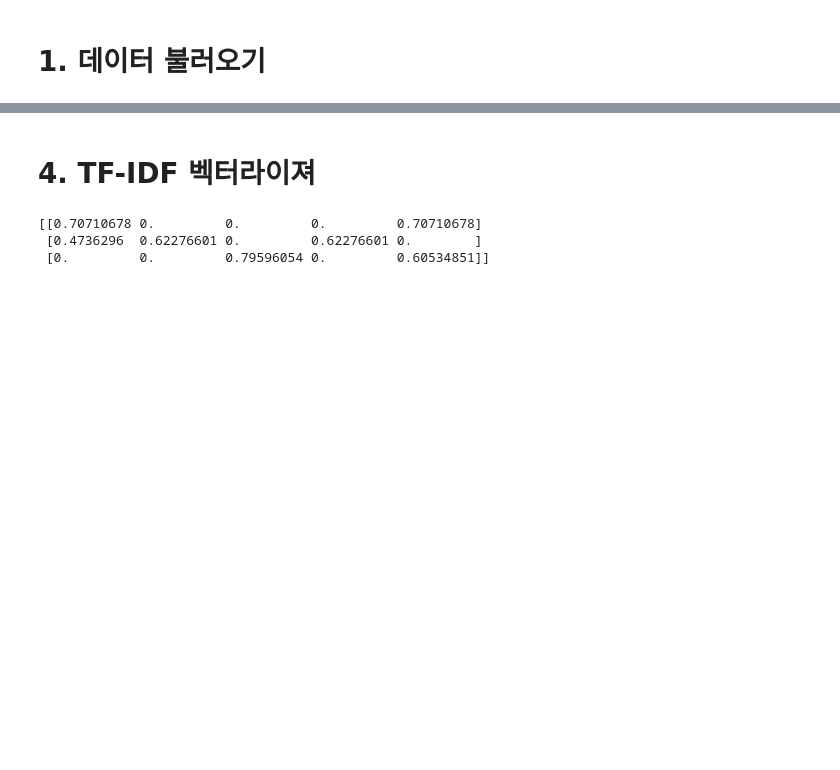
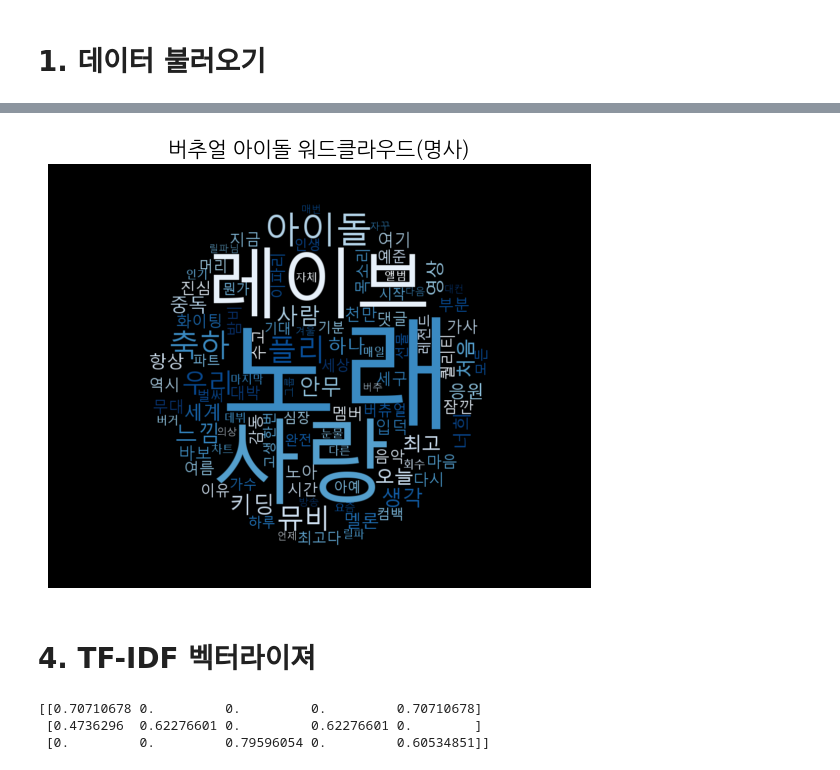
Before and after one commit to PotenUP3-DA-Team4/DA_AI_Jobs, a Jupyter notebook: hanvv3/pj1_grp4-Virtual_vs_Real.ipynb, the cells around one changed output, grey strips where cells are left out. Saved outputs shown, nothing was run; the diff lists cells and outputs as text; code cells hidden in the pictures; blank space fills up the shorter version.

```diff
--- a/hanvv3/pj1_grp4-Virtual_vs_Real.ipynb
+++ b/hanvv3/pj1_grp4-Virtual_vs_Real.ipynb
@@ -80,0 +225,4 @@ df = pd.read_csv(
+# %%
+# V와 R 나누기 위한 컬럼 추가
+df['is_real'] = df['group'].str.contains(r'RIIZE|IVE', case=False)
+df.head()
@@ -80,0 +346,2 @@ df = pd.read_csv(
+# %%
+sampled_virtual_df = sampled_df[~sampled_df['is_real']]
@@ -80,0 +363,4 @@ df = pd.read_csv(
+# %%
+stop_set = set(stopwords)
+
+word_list = [w for w in chain.from_iterable(sampled_virtual_df[col]) if w not in stop_set]
@@ -81,3 +371,27 @@ df = pd.read_csv(
+# %%
+counter = Counter(word_list)
+
+image = Image.open("C:\potenup3\pj01-data-analysis\images\circle.png")
+mask_img = np.array(image)
+
+wc = WordCloud(
+    font_path = "C:/Windows/Fonts/malgun.ttf",      # 중요!
+    background_color="black",
+    mask=mask_img,
+    width=800,
+    height=400,
+    colormap="Blues"
+)
+
+wc.generate_from_frequencies(dict(counter.most_common(100)))
+
+plt.figure(figsize=(7,7))
+plt.imshow(wc, interpolation='bilinear')
+plt.axis('off')
+plt.title('버추얼 아이돌 워드클라우드(명사)', fontsize=15)
+plt.show()
+# %% [output]
+[figure, added]
 # %% [markdown]
 # 4. TF-IDF 벡터라이져
 # %%
```
Also changed, not shown: parts of 43 cells of this notebook, 2 other files.
